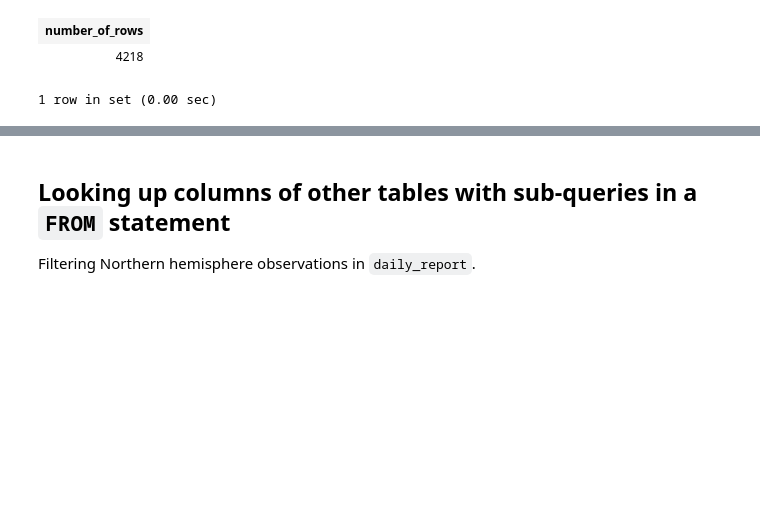
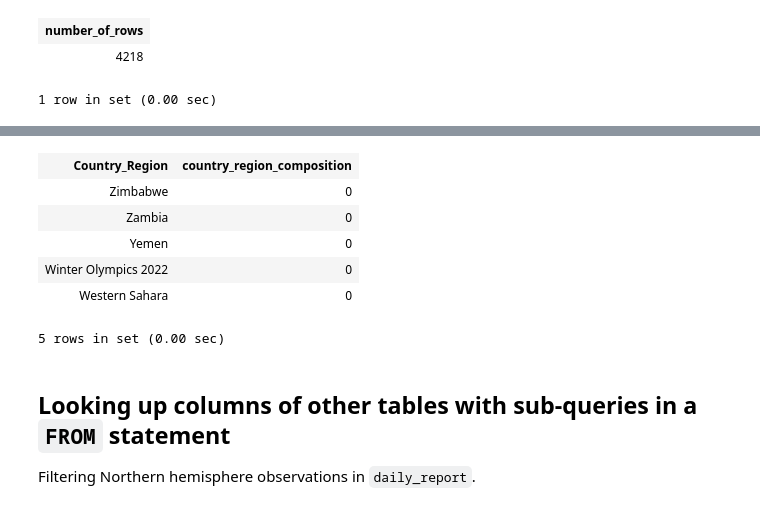
Before and after one commit to datainpoint/classroom-data-visualization-with-modern-data-science-2022, a Jupyter notebook: 04-querying-data-with-sql.ipynb, the cells around one changed output, grey strips where cells are left out. Drawn from its saved outputs; the diff is of its cells as text; code cells hidden in the pictures; blank space fills up the shorter version.

```diff
--- a/04-querying-data-with-sql.ipynb
+++ b/04-querying-data-with-sql.ipynb
@@ -659,3 +643,22 @@ SELECT Country_Region,
+# %%
+SELECT Country_Region,
+       COUNT(*) / (
+                       SELECT COUNT(*) AS number_of_rows
+                         FROM lookup_table
+                  )
+       AS country_region_composition
+  FROM lookup_table
+ GROUP BY Country_Region
+ ORDER BY country_region_composition DESC
+ LIMIT 5;
+# %% [output]
+| Country_Region | country_region_composition |
+| Zimbabwe | 0 |
+| Zambia | 0 |
+| Yemen | 0 |
+| Winter Olympics 2022 | 0 |
+| Western Sahara | 0 |
+5 rows in set (0.00 sec)
 # %% [markdown]
 ## Looking up columns of other tables with sub-queries in a `FROM` statement
 
```
Also changed, not shown: parts of 11 cells of this notebook, 1 other file.
